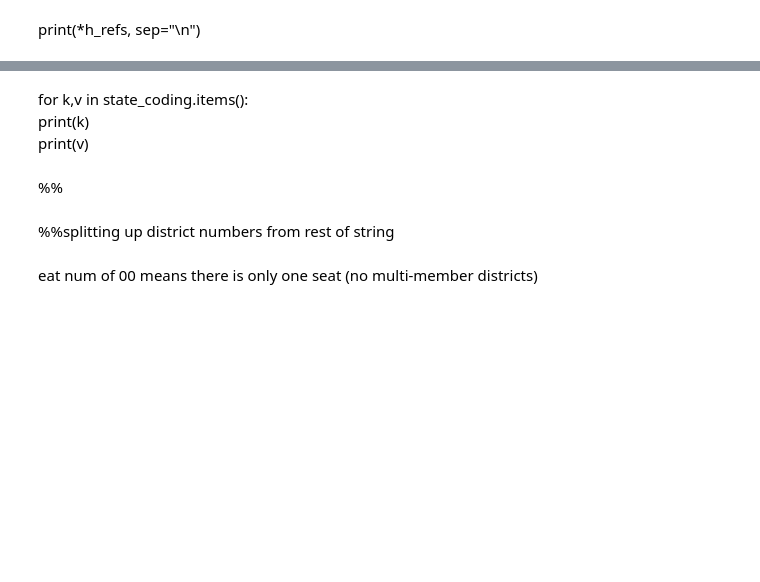
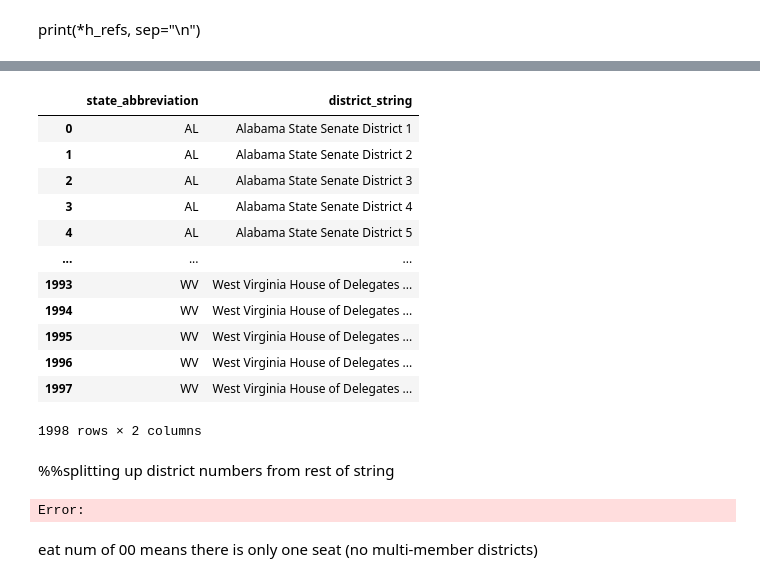
Before and after one commit to cnlutz20/THI_CPRL, a Jupyter notebook: structural/key_creation.ipynb, the cells around one changed output, grey strips where cells are left out. Drawn from its saved outputs; the diff is of its cells as text; code cells hidden in the pictures; blank space fills up the shorter version.

```diff
--- a/structural/key_creation.ipynb
+++ b/structural/key_creation.ipynb
@@ -114,5 +70,0 @@ ompiling regex patterns for looking for states
-# %%
-state_pat = re.compile("|".join(state_list))
-state_abv_pat = re.compile("|".join(state_abbreviations_reg))
-#dictionary creation for future reference in later cells
-state_ref = dict(zip(state_list, state_abbreviations))
@@ -123,11 +71,3 @@ state_coding = dict(zip(state_abbreviations, codes))
-# %%
-thi_states = ['ND', 'NM', 'OH', 'OK', 'VA', 'WV', 'AL', 'CT', 'IL', 'IN', 'KS', 'MO', 'NC']
-# %% [markdown]
-for k,v in state_coding.items():<br>
-    print(k)<br>
-    print(v)
-# %% [markdown]
-%%
 # %%
 state_intitals = []
 for state in all_districts:
@@ -137,4 +98,21 @@ for state in all_districts:
 # %%
 districts_w_intials = pd.DataFrame({'state_abbreviation': state_intitals,'district_string': all_districts})
 thi_state_districts = districts_w_intials[districts_w_intials['state_abbreviation'].isin(thi_states)]
 thi_state_districts.reset_index(inplace=True, drop=True)
+# thi_state_districts['chamber'] = ""
+# thi_state_districts['chamber'] = ""
+thi_state_districts
+# %% [output]
+|  | state_abbreviation | district_string |
+| 0 | AL | Alabama State Senate District 1 |
+| 1 | AL | Alabama State Senate District 2 |
+| 2 | AL | Alabama State Senate District 3 |
+| 3 | AL | Alabama State Senate District 4 |
+| 4 | AL | Alabama State Senate District 5 |
+| ... | ... | ... |
+| 1993 | WV | West Virginia House of Delegates ... |
+| 1994 | WV | West Virginia House of Delegates ... |
+| 1995 | WV | West Virginia House of Delegates ... |
+| 1996 | WV | West Virginia House of Delegates ... |
+| 1997 | WV | West Virginia House of Delegates ... |
+1998 rows × 2 columns
@@ -141,3 +123,46 @@ thi_state_districts.reset_index(inplace=True, drop=True)
 # %% [markdown]
 %%splitting up district numbers from rest of string
+# %%
+
+def create_pk(df,column):
+    lengths = []
+    df.loc[:,'state_code'] = np.nan
+    df.loc[:,'chamber_code'] = np.nan
+    df.loc[:,'district'] = np.nan
+    df.loc[:,'primary_key'] = np.nan
+    for i,j in enumerate(df[f'{column}']):
+        # print(str(j))
+        # print(row)
+        district_raw = re.split(r'\s(?=District)', str(j))
+        match = re.findall(r'\s\d+', str(district_raw))[0]
+        match = match.strip()
+        if len(match) == 2:
+            district_code = '0' + str(match)
+        elif len(match) == 1:
+            district_code = '00'+str(match)
+        else:
+            district_code = str(match)
+        district_len = len(match)
+        lengths.append(district_len)
+        ext_state = df.loc[i,'state_abbreviation']
+        state_code = state_coding.get(ext_state)
+        if 'house' in str(j).lower():
+            chamber_code = '0'
+        elif 'senate' in str(j).lower():
+            chamber_code = '1'
+        else:
+            print(f'unknown chamber: {str(j)}')
+            break
+
+        # display_markdown(f'#### {ext_state} - {chamber_code} - {district_raw}', raw=True)
+        key_code = f'{state_code}{chamber_code}{district_code}'
+
+
+        df.loc[i,'state_code'] = state_code
+        df.loc[i,'chamber_code'] = chamber_code
+        df.loc[i,'district'] = match
+        df.loc[i,'primary_key'] = key_code
+    return df
+# %% [output]
+Error:
 # %%
```
Also changed, not shown: parts of 28 cells of this notebook, 2 other files.
